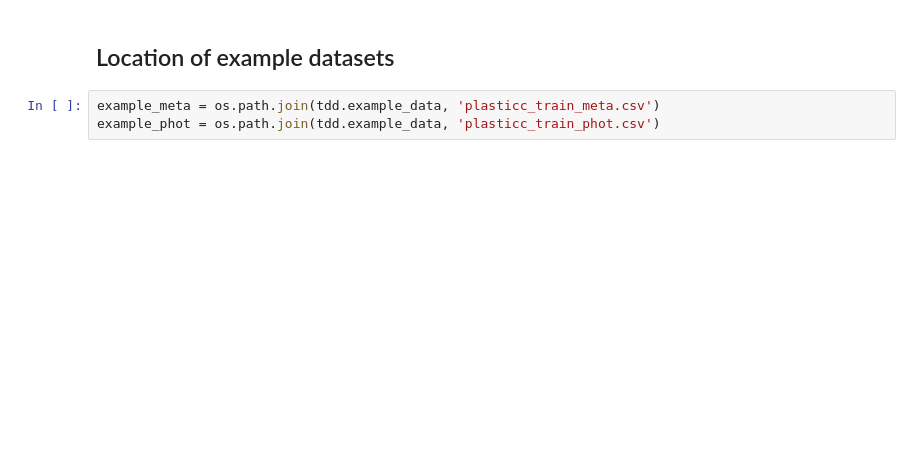
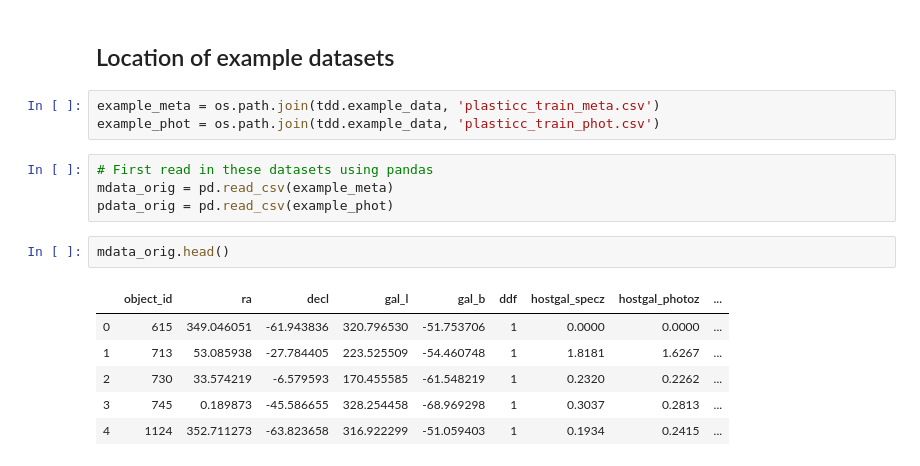
Before and after one commit to rbiswas4/TdaData, a Jupyter notebook: examples/demo_io.ipynb, the cells around one changed output. Saved outputs shown, nothing was run; the diff lists cells and outputs as text; blank space fills up the shorter version.

Commit message:
Example with reading in plasticc data (single csv) into metadata and photometry that can be plotted 	modified:   examples/demo_io.ipynb 	modified:   tdd/io.py 	modified:   tdd/version.py

```diff
--- a/examples/demo_io.ipynb
+++ b/examples/demo_io.ipynb
@@ -13,3 +20,16 @@ import os
 # %%
 example_meta = os.path.join(tdd.example_data, 'plasticc_train_meta.csv')
 example_phot = os.path.join(tdd.example_data, 'plasticc_train_phot.csv')
+# %%
+# First read in these datasets using pandas
+mdata_orig = pd.read_csv(example_meta)
+pdata_orig = pd.read_csv(example_phot)
+# %%
+mdata_orig.head()
+# %% [output]
+|  | object_id | ra | decl | gal_l | gal_b | ddf | hostgal_specz | hostgal_photoz | ... |
+| 0 | 615 | 349.046051 | -61.943836 | 320.796530 | -51.753706 | 1 | 0.0000 | 0.0000 | ... |
+| 1 | 713 | 53.085938 | -27.784405 | 223.525509 | -54.460748 | 1 | 1.8181 | 1.6267 | ... |
+| 2 | 730 | 33.574219 | -6.579593 | 170.455585 | -61.548219 | 1 | 0.2320 | 0.2262 | ... |
+| 3 | 745 | 0.189873 | -45.586655 | 328.254458 | -68.969298 | 1 | 0.3037 | 0.2813 | ... |
+| 4 | 1124 | 352.711273 | -63.823658 | 316.922299 | -51.059403 | 1 | 0.1934 | 0.2415 | ... |
```
Also changed, not shown: parts of 17 cells of this notebook, 2 other files.
